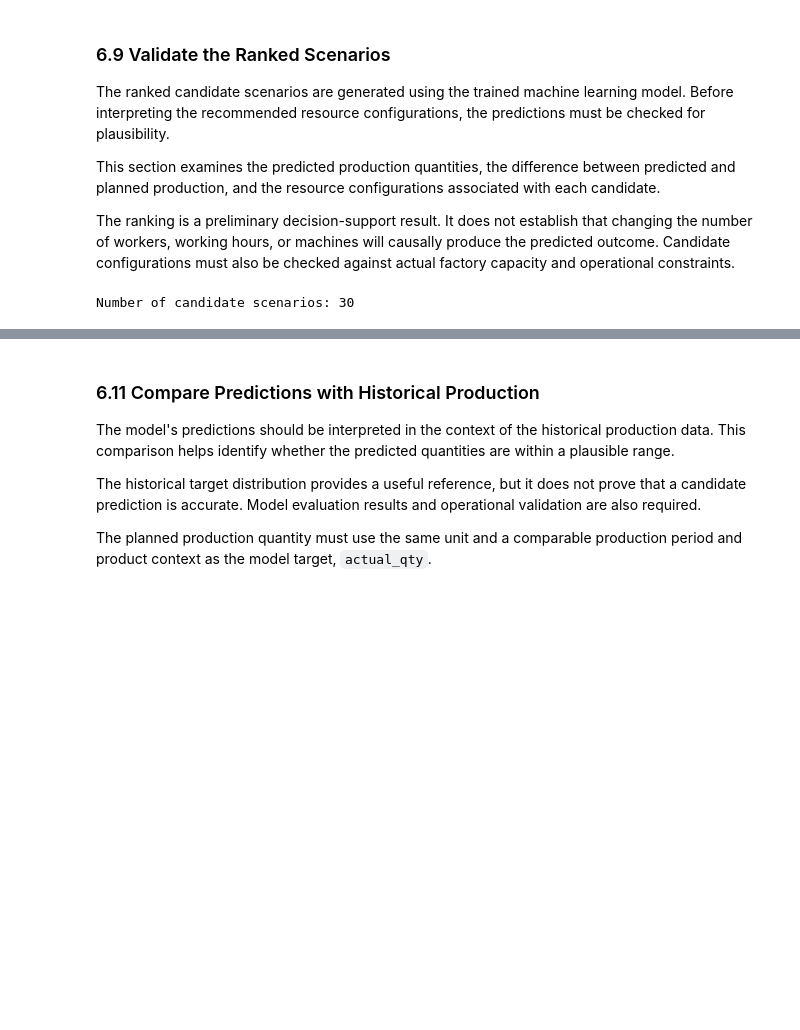
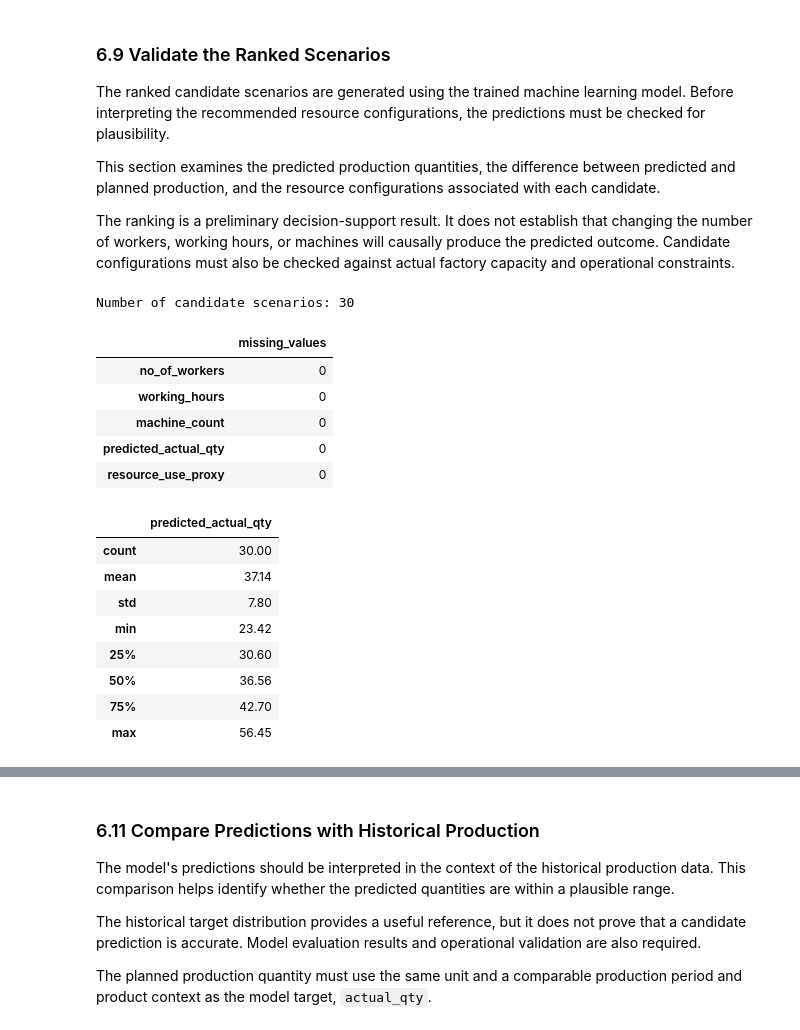
Before and after one commit to visurarodrigo/production-DI, a Jupyter notebook: notebooks/06_Prescriptive_Feature_Engineering.ipynb, the cells around one changed output, grey strips where cells are left out. Drawn from its saved outputs; the diff is of its cells as text; code cells hidden in the pictures; blank space fills up the shorter version.

```diff
--- a/notebooks/06_Prescriptive_Feature_Engineering.ipynb
+++ b/notebooks/06_Prescriptive_Feature_Engineering.ipynb
@@ -675,42 +675,76 @@ The ranking is a preliminary decision-support result. It does not establish that
 # %%
 # Check the number of candidate scenarios
 print("Number of candidate scenarios:", len(ranked_scenarios))
 
-# Check for missing values in important columns
+# Check for missing values in columns that are available
 columns_to_check = [
     "no_of_workers",
     "working_hours",
     "machine_count",
     "predicted_actual_qty",
-    "planned_qty",
-    "predicted_gap",
-    "absolute_gap",
-    "achievement_percentage",
-    "status"
+    "resource_use_proxy"
 ]
 
-display(ranked_scenarios[columns_to_check].isnull().sum().to_frame(
-    name="missing_values"
-))
+# Add target-related columns only when a planned quantity exists
+if planned_qty is not None:
+    columns_to_check += [
+        "planned_qty",
+        "predicted_gap",
+        "absolute_gap",
+        "achievement_percentage",
+        "status"
+    ]
 
-# Display basic statistics of predicted production
 display(
-    ranked_scenarios[
-        [
-            "predicted_actual_qty",
-            "predicted_gap",
-            "absolute_gap",
-            "achievement_percentage"
-        ]
-    ].describe().round(2)
+    ranked_scenarios[columns_to_check]
+    .isnull()
+    .sum()
+    .to_frame(name="missing_values")
 )
 
-# Check the production status of the scenarios
+# Display prediction statistics
+prediction_columns = ["predicted_actual_qty"]
+
+if planned_qty is not None:
+    prediction_columns += [
+        "predicted_gap",
+        "absolute_gap",
+        "achievement_percentage"
+    ]
+
 display(
-    ranked_scenarios["status"]
-    .value_counts()
-    .rename_axis("status")
-    .to_frame("number_of_scenarios")
+    ranked_scenarios[prediction_columns]
+    .describe()
+    .round(2)
 )
+
+# Show status counts only when a target is available
+if planned_qty is not None:
+    display(
+        ranked_scenarios["status"]
+        .value_counts()
+        .rename_axis("status")
+        .to_frame("number_of_scenarios")
+    )
+else:
+    print(
+        "No planned quantity supplied. "
+        "Target-based status counts are not available."
+    )
 # %% [output]
 Number of candidate scenarios: 30
+|  | missing_values |
+| no_of_workers | 0 |
+| working_hours | 0 |
+| machine_count | 0 |
+| predicted_actual_qty | 0 |
+| resource_use_proxy | 0 |
+|  | predicted_actual_qty |
+| count | 30.00 |
+| mean | 37.14 |
+| std | 7.80 |
+| min | 23.42 |
+| 25% | 30.60 |
+| 50% | 36.56 |
+| 75% | 42.70 |
+| max | 56.45 |
```
Also changed, not shown: parts of 2 cells of this notebook, 2 other files.
